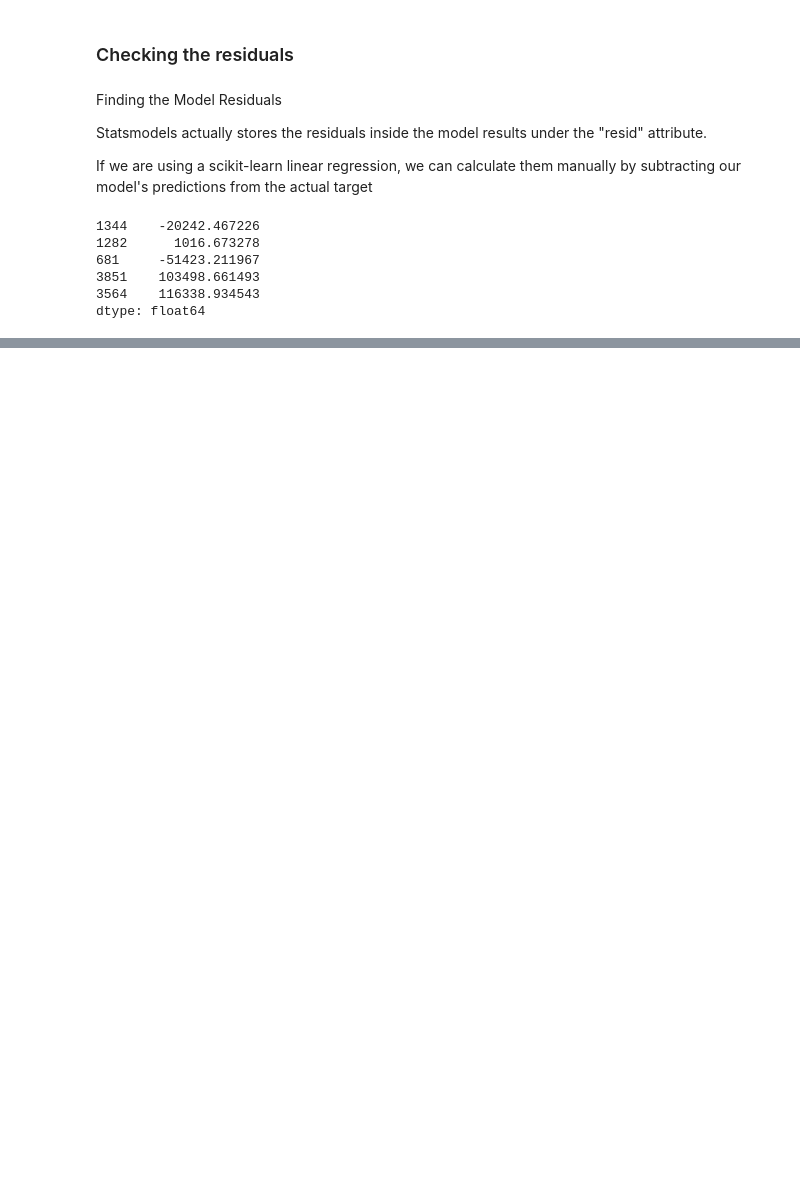
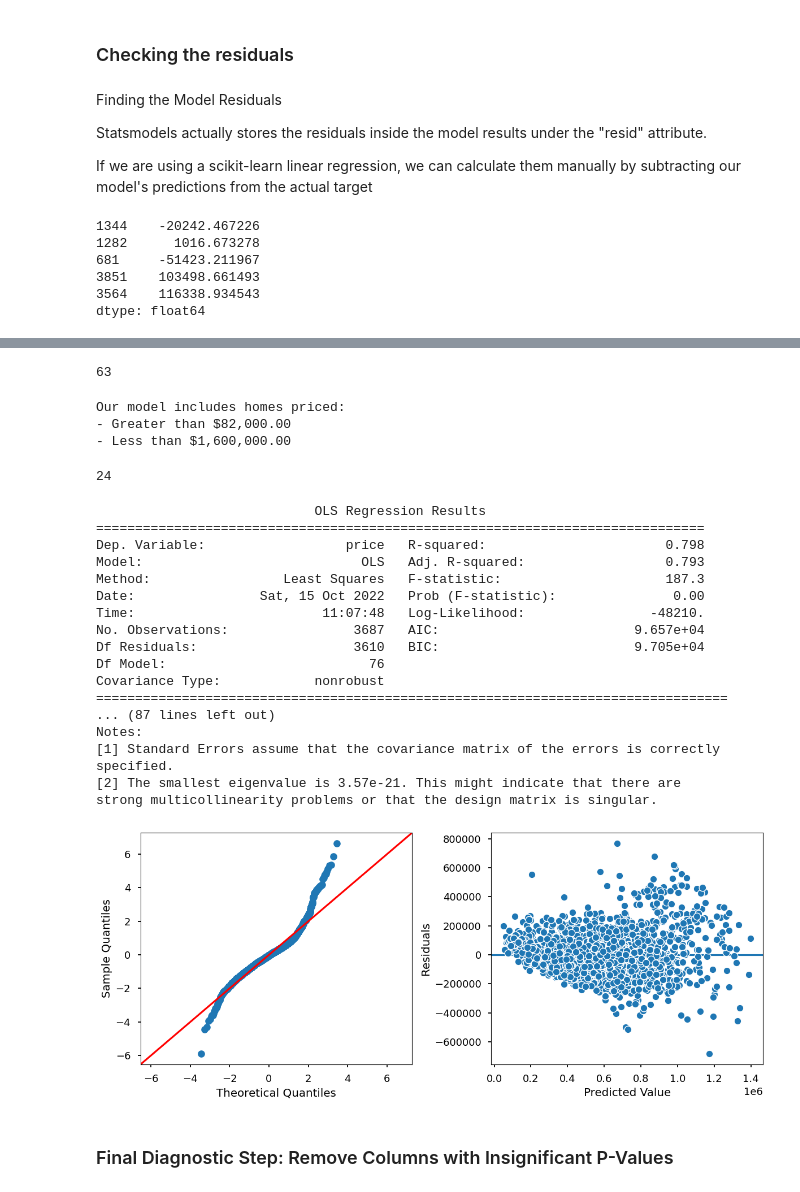
Before and after one commit to paulapipkin/Linear-Regression-Assumptions, a Jupyter notebook: Linear Regression Assumptions.ipynb, the cells around one changed output, grey strips where cells are left out. Cells and saved outputs as stored; diff of their text form; code cells hidden in the pictures; blank space fills up the shorter version.

```diff
--- a/Linear Regression Assumptions.ipynb
+++ b/Linear Regression Assumptions.ipynb
@@ -291,0 +344,4 @@ dtype: float64
+# %%
+scaler = StandardScaler()
+z_price = scaler.fit_transform(y_train.values.reshape(-1,1))
+z_price
@@ -291,0 +356,3 @@ dtype: float64
+# %%
+z_price = pd.Series(z_price.flatten(),index=y_train.index )
+z_price
@@ -291,0 +372,4 @@ dtype: float64
+# %%
+## saving the true/false result as our outlier index
+idx_outliers= z_price>3
+idx_outliers
@@ -291,0 +389,27 @@ dtype: float64
+# %%
+## How many outliers did we find?
+idx_outliers.sum()
+# %% [output]
+63
+# %%
+## saving a cleaned version of y_train and X_train with outliers removed
+y_train_cln = y_train[~idx_outliers]
+X_train_cln = X_train_df[~idx_outliers]
+# %%
+print(f"Our model includes homes priced:")
+print(f"- Greater than ${y_train_cln.min():,.2f}")
+print(f"- Less than ${y_train_cln.max():,.2f}")
+# %% [output]
+Our model includes homes priced:
+- Greater than $82,000.00
+- Less than $1,600,000.00
+# %%
+# Getting scaled y_test
+z_price_test = scaler.transform(y_test.values.reshape(-1,1))
+z_price_test = pd.Series(z_price_test.flatten(),index=y_test.index )
+# saving the true/false result as our outlier index
+idx_outliers_test= z_price_test>3
+# how many outleirs in test data?
+idx_outliers_test.sum()
+# %% [output]
+24
@@ -291,0 +420,27 @@ dtype: float64
+# %%
+## make & fit a statmsodels OLS
+model = sm.OLS(y_train_cln,X_train_cln)
+result = model.fit()
+print(result.summary())
+evaluate_ols(result,X_train_cln,y_train_cln)
+# %% [output]
+                            OLS Regression Results
+==============================================================================
+Dep. Variable:                  price   R-squared:                       0.798
+Model:                            OLS   Adj. R-squared:                  0.793
+Method:                 Least Squares   F-statistic:                     187.3
+Date:                Sat, 15 Oct 2022   Prob (F-statistic):               0.00
+Time:                        11:07:48   Log-Likelihood:                -48210.
+No. Observations:                3687   AIC:                         9.657e+04
+Df Residuals:                    3610   BIC:                         9.705e+04
+Df Model:                          76
+Covariance Type:            nonrobust
+=================================================================================
+... (87 lines left out)
+Notes:
+[1] Standard Errors assume that the covariance matrix of the errors is correctly specified.
+[2] The smallest eigenvalue is 3.57e-21. This might indicate that there are
+strong multicollinearity problems or that the design matrix is singular.
+[figure, added]
+# %% [markdown]
+### Final Diagnostic Step: Remove Columns with Insignificant P-Values
```
Also changed, not shown: parts of 24 cells of this notebook, 1 other file.
